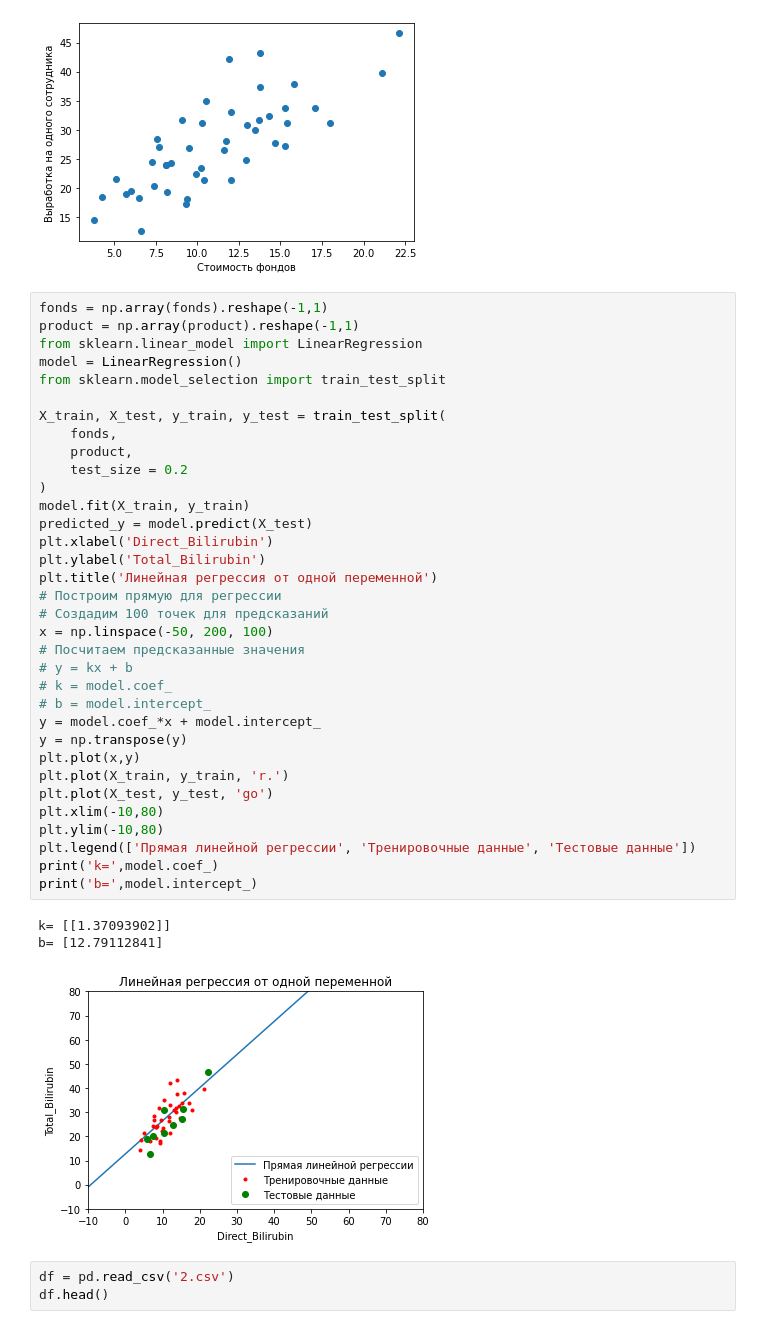
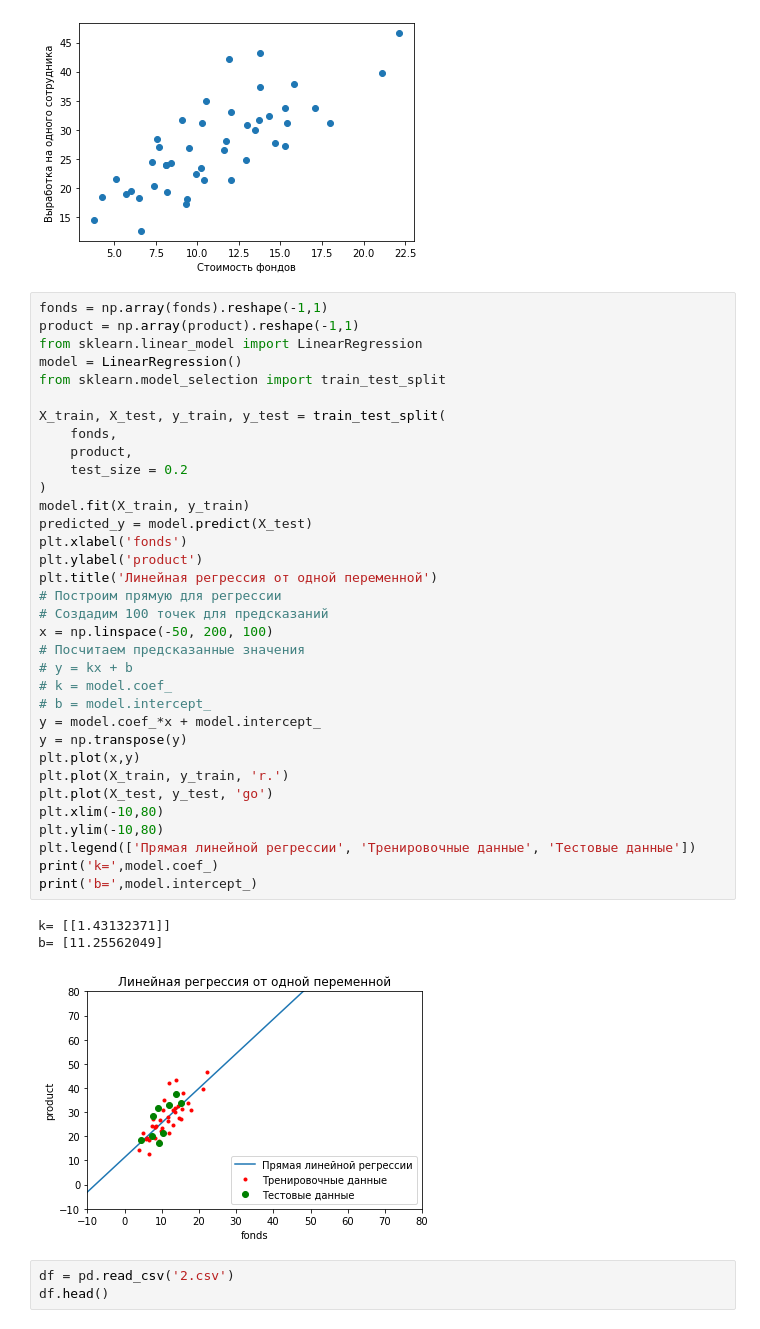
Before and after one commit to KarinaLoga/stat, a Jupyter notebook: Lab4.ipynb, the cells around one changed output. Cells and saved outputs as stored; diff of their text form.

```diff
--- a/Lab4.ipynb
+++ b/Lab4.ipynb
@@ -40,38 +40,38 @@ product = np.array(product).reshape(-1,1)
 from sklearn.linear_model import LinearRegression
 model = LinearRegression()
 from sklearn.model_selection import train_test_split
 
 X_train, X_test, y_train, y_test = train_test_split(
     fonds,
     product,
     test_size = 0.2
 )
 model.fit(X_train, y_train)
 predicted_y = model.predict(X_test)
-plt.xlabel('Direct_Bilirubin')
-plt.ylabel('Total_Bilirubin')
+plt.xlabel('fonds')
+plt.ylabel('product')
 plt.title('Линейная регрессия от одной переменной')
 # Построим прямую для регрессии
 # Создадим 100 точек для предсказаний
 x = np.linspace(-50, 200, 100)
 # Посчитаем предсказанные значения
 # y = kx + b
 # k = model.coef_
 # b = model.intercept_
 y = model.coef_*x + model.intercept_
 y = np.transpose(y)
 plt.plot(x,y)
 plt.plot(X_train, y_train, 'r.')
 plt.plot(X_test, y_test, 'go')
 plt.xlim(-10,80)
 plt.ylim(-10,80)
 plt.legend(['Прямая линейной регрессии', 'Тренировочные данные', 'Тестовые данные'])
 print('k=',model.coef_)
 print('b=',model.intercept_)
 # %% [output]
-k= [[1.37093902]]
-b= [12.79112841]
+k= [[1.43132371]]
+b= [11.25562049]
-[figure, old version]
+[figure, new version]
 # %%
 df = pd.read_csv('2.csv')
 df.head()
```
Also changed, not shown: parts of 5 cells of this notebook.
